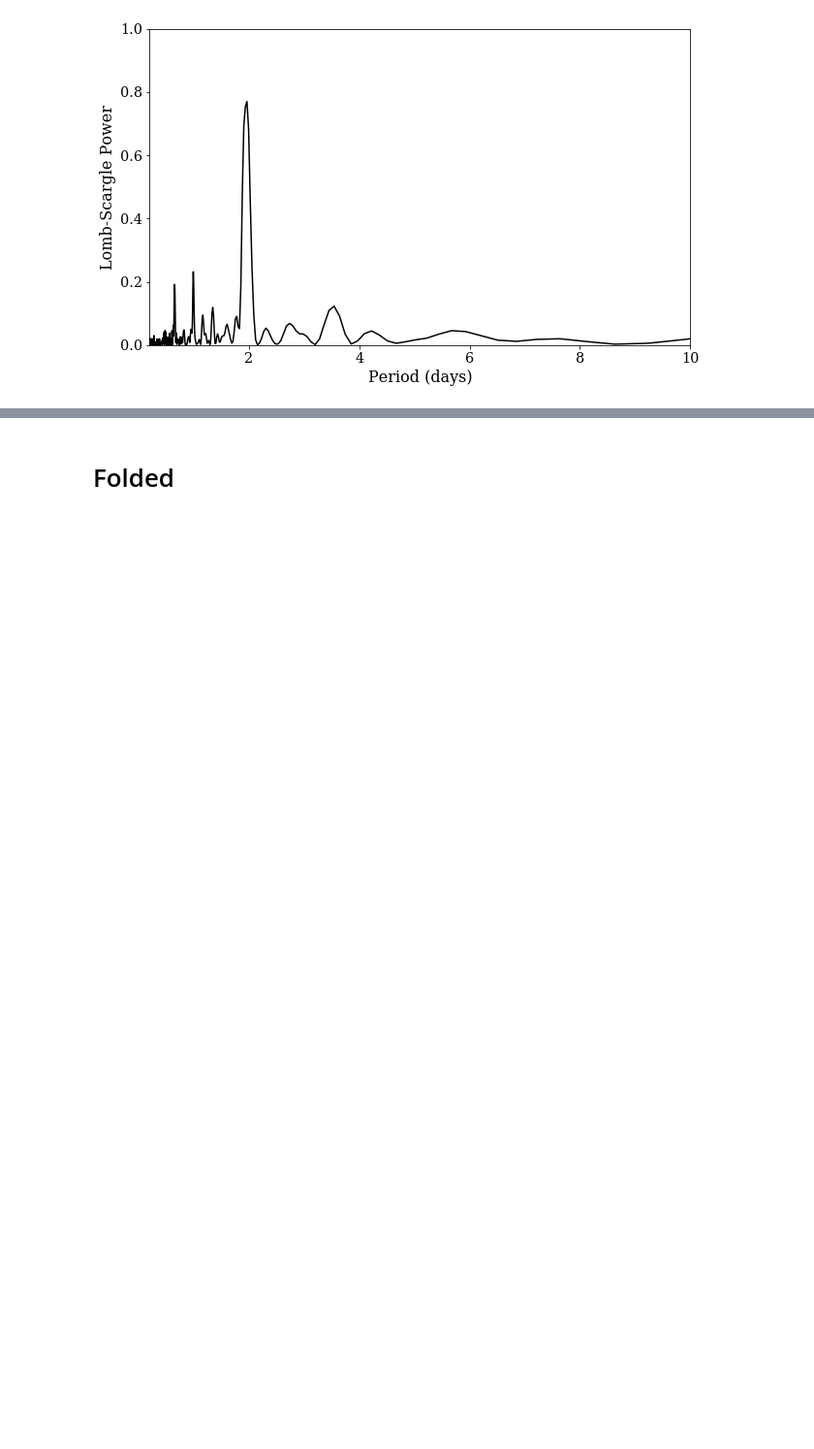
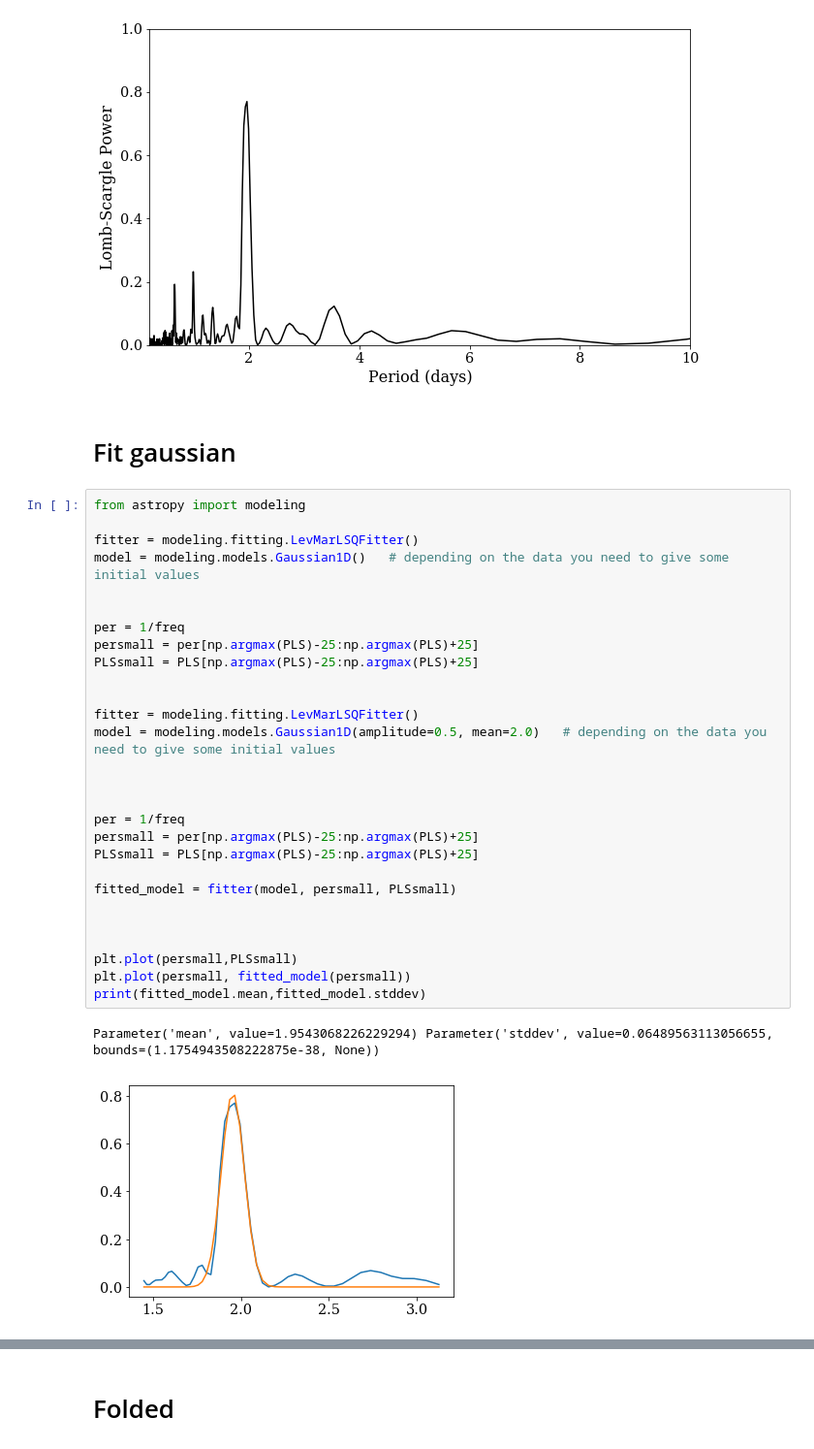
Before and after one commit to manuelmarcano22/NGC6397F336W, a Jupyter notebook: Notebooks/Plots.ipynb, the cells around one changed output, grey strips where cells are left out. Shown at 97% size. Saved outputs shown, nothing was run; the diff lists cells and outputs as text; blank space fills up the shorter version.

```diff
--- a/Notebooks/Plots.ipynb
+++ b/Notebooks/Plots.ipynb
@@ -101,3 +103,36 @@ plt.show()
 fig.savefig('periodogram.eps', format='eps')
 # %% [output]
 [figure]
+# %% [markdown]
+# Fit gaussian
+# %%
+from astropy import modeling
+
+fitter = modeling.fitting.LevMarLSQFitter()
+model = modeling.models.Gaussian1D()   # depending on the data you need to give some initial values
+
+
+per = 1/freq
+persmall = per[np.argmax(PLS)-25:np.argmax(PLS)+25]
+PLSsmall = PLS[np.argmax(PLS)-25:np.argmax(PLS)+25]
+
+
+fitter = modeling.fitting.LevMarLSQFitter()
+model = modeling.models.Gaussian1D(amplitude=0.5, mean=2.0)   # depending on the data you need to give some initial values
+
+
+
+per = 1/freq
+persmall = per[np.argmax(PLS)-25:np.argmax(PLS)+25]
+PLSsmall = PLS[np.argmax(PLS)-25:np.argmax(PLS)+25]
+
+fitted_model = fitter(model, persmall, PLSsmall)
+
+
+
+plt.plot(persmall,PLSsmall)
+plt.plot(persmall, fitted_model(persmall))
+print(fitted_model.mean,fitted_model.stddev)
+# %% [output]
+Parameter('mean', value=1.9543068226229294) Parameter('stddev', value=0.06489563113056655, bounds=(1.1754943508222875e-38, None))
+[figure, added]
```
Also changed, not shown: parts of 2 cells of this notebook, 5 other files.
